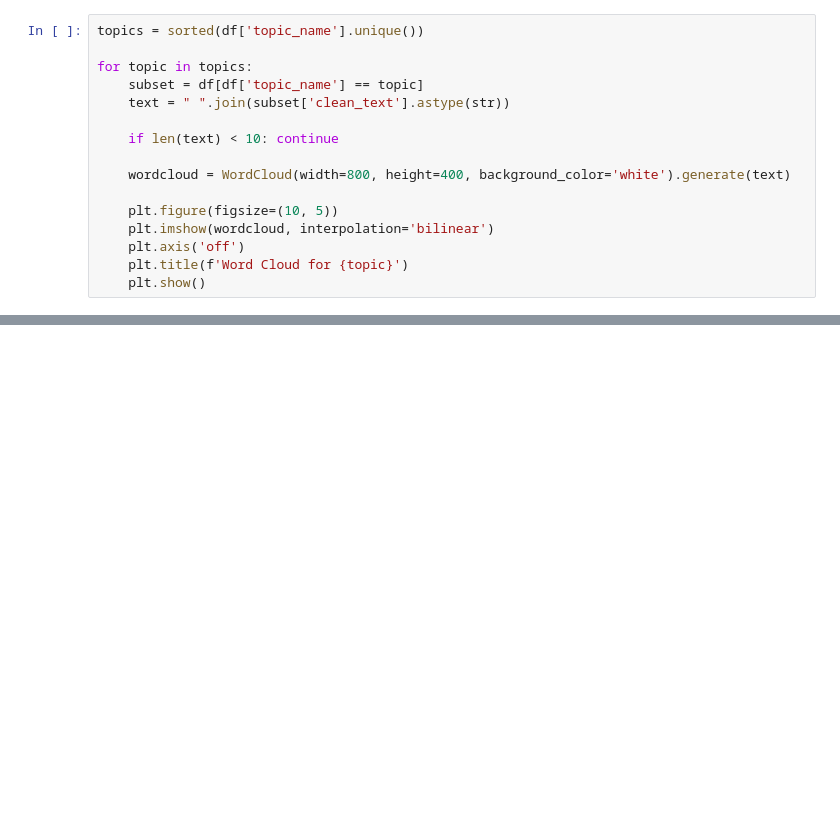
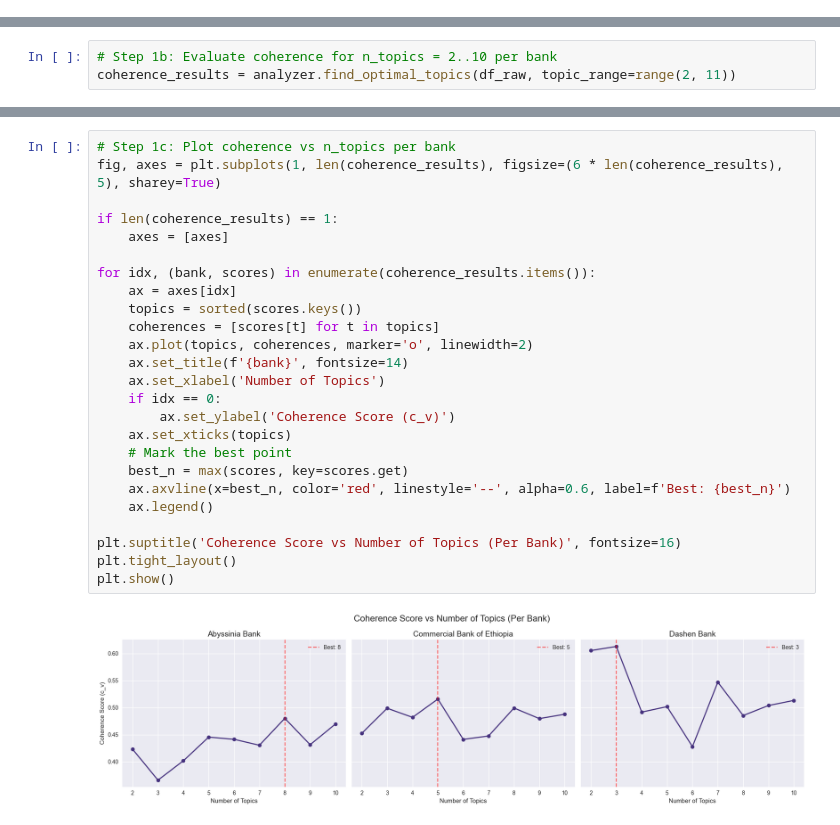
Before and after one commit to MYGBM/Customer-Experience-Analytics-for-Fintech-Apps, a Jupyter notebook: notebooks/theme_analysis_lda.ipynb, the cells around one changed output, grey strips where cells are left out. Cells and saved outputs as stored; diff of their text form; blank space fills up the shorter version.

Commit message:
thematix analysis done- identified 3+ themes per bank, chose optimal number of topics, aided manual reviwing of topics by using high confidence topics reveiews.

```diff
--- a/notebooks/theme_analysis_lda.ipynb
+++ b/notebooks/theme_analysis_lda.ipynb
@@ -153,16 +0,0 @@ Visualizing the content of each topic.
-# %%
-topics = sorted(df['topic_name'].unique())
-
-for topic in topics:
-    subset = df[df['topic_name'] == topic]
-    text = " ".join(subset['clean_text'].astype(str))
-
-    if len(text) < 10: continue
-
-    wordcloud = WordCloud(width=800, height=400, background_color='white').generate(text)
-
-    plt.figure(figsize=(10, 5))
-    plt.imshow(wordcloud, interpolation='bilinear')
-    plt.axis('off')
-    plt.title(f'Word Cloud for {topic}')
-    plt.show()
@@ -196,0 +49,3 @@ pyLDAvis not installed or failed to load.
+# %%
+# Step 1b: Evaluate coherence for n_topics = 2..10 per bank
+coherence_results = analyzer.find_optimal_topics(df_raw, topic_range=range(2, 11))
@@ -196,0 +70,27 @@ pyLDAvis not installed or failed to load.
+# %%
+# Step 1c: Plot coherence vs n_topics per bank
+fig, axes = plt.subplots(1, len(coherence_results), figsize=(6 * len(coherence_results), 5), sharey=True)
+
+if len(coherence_results) == 1:
+    axes = [axes]
+
+for idx, (bank, scores) in enumerate(coherence_results.items()):
+    ax = axes[idx]
+    topics = sorted(scores.keys())
+    coherences = [scores[t] for t in topics]
+    ax.plot(topics, coherences, marker='o', linewidth=2)
+    ax.set_title(f'{bank}', fontsize=14)
+    ax.set_xlabel('Number of Topics')
+    if idx == 0:
+        ax.set_ylabel('Coherence Score (c_v)')
+    ax.set_xticks(topics)
+    # Mark the best point
+    best_n = max(scores, key=scores.get)
+    ax.axvline(x=best_n, color='red', linestyle='--', alpha=0.6, label=f'Best: {best_n}')
+    ax.legend()
+
+plt.suptitle('Coherence Score vs Number of Topics (Per Bank)', fontsize=16)
+plt.tight_layout()
+plt.show()
+# %% [output]
+[figure, added]
```
Also changed, not shown: parts of 37 cells of this notebook, 1 other file.
